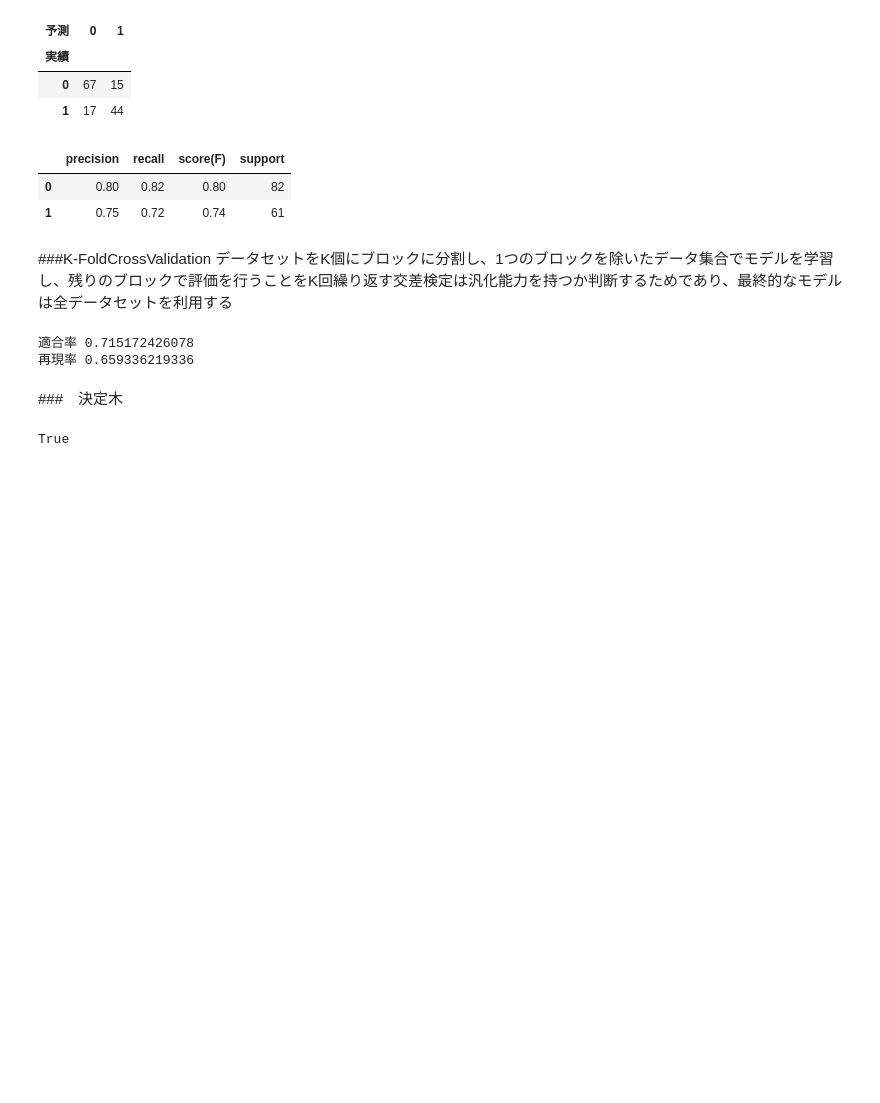
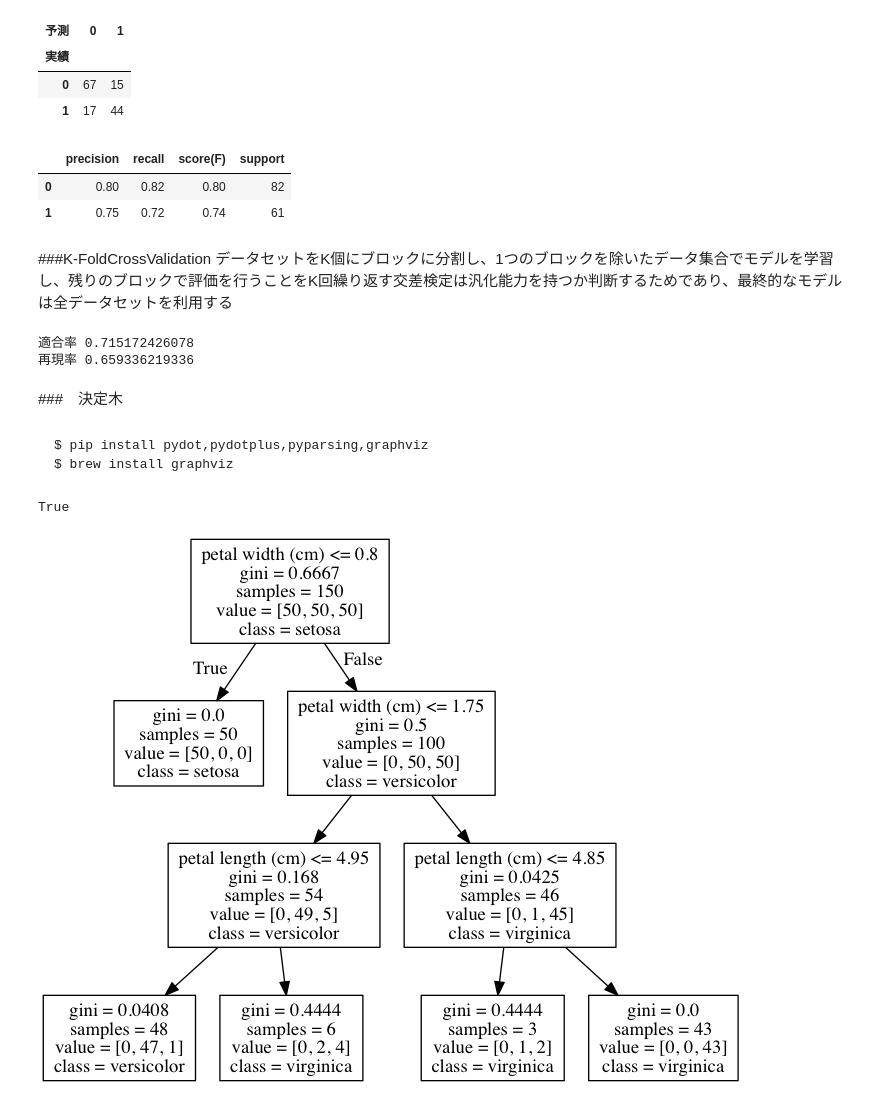
Before and after one commit to fujikzy/datascience, a Jupyter notebook: sklearn.ipynb, the cells around one changed output. Drawn from its saved outputs; the diff is of its cells as text; code cells hidden in the pictures; blank space fills up the shorter version.

````diff
--- a/sklearn.ipynb
+++ b/sklearn.ipynb
@@ -285,6 +285,11 @@ print("再現率", np.mean(recall_list))
 再現率 0.659336219336
 # %% [markdown]
 ###　決定木
+# %% [markdown]
+```
+$ pip install pydot,pydotplus,pyparsing,graphviz
+$ brew install graphviz
+```
 # %%
 import pydot
 import pydotplus
@@ -306,3 +311,8 @@ graph = pydot.graph_from_dot_data(dot_data.getvalue())
 graph[0].write_pdf("graph2.pdf")
 # %% [output]
 True
+# %%
+from IPython.display import *
+Image(graph[0].create_png())
+# %% [output]
+[figure, added]
````
Also changed, not shown: 1 other file.
